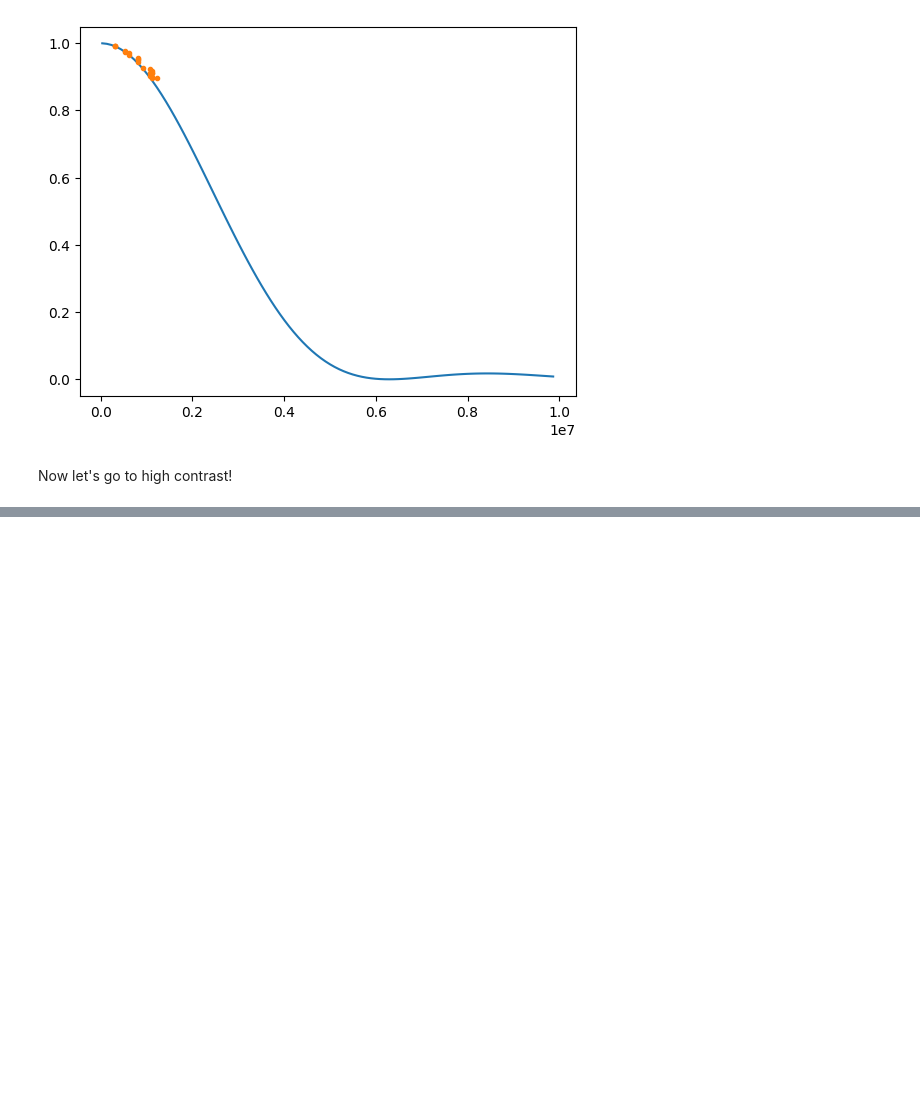
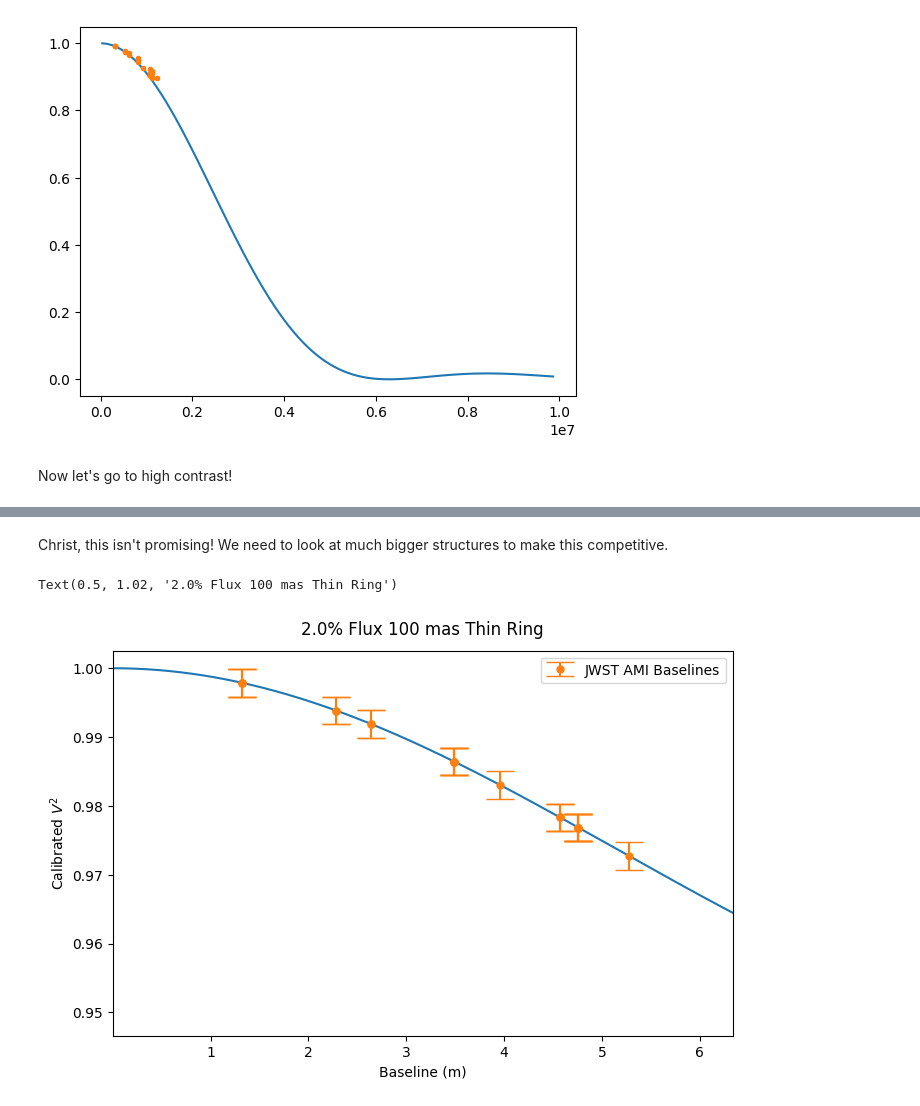
Before and after one commit to benjaminpope/ami, a Jupyter notebook: notebooks/disk_ami.ipynb, the cells around one changed output, grey strips where cells are left out. Cells and saved outputs as stored; diff of their text form; code cells hidden in the pictures; blank space fills up the shorter version.

```diff
--- a/notebooks/disk_ami.ipynb
+++ b/notebooks/disk_ami.ipynb
@@ -275 +313,29 @@ Text(0.5, 1.02, '1% Flux 200 mas Thin Ring')
 [figure]
+# %% [markdown]
+Christ, this isn't promising! We need to look at much bigger structures to make this competitive.
+# %%
+fig = plt.figure(figsize=(8.0,5.0))
+
+utest = np.linspace(0.05,np.sqrt(u**2+v**2).max()*1.2,1000)
+
+con = 50
+width = 100.
+
+v2 = vis_ring_high_contrast(width,con,u,v)**2
+vis = vis_ring_high_contrast(width,con,utest,utest)**2
+
+plt.plot(utest*np.sqrt(2)*wavel,vis)
+plt.errorbar(np.sqrt(u**2 + v**2)*wavel,v2,yerr=0.002,
+             linestyle='none',fmt='.',capsize=10,markersize=10,
+             label='JWST AMI Baselines')
+
+plt.xlabel('Baseline (m)')
+plt.ylabel(r'Calibrated $V^2$')
+plt.xlim(utest.min()*wavel,utest.max()*wavel)
+
+plt.legend()
+
+plt.title('%.1f%% Flux %.0f mas Thin Ring' % (1./con*100,width), y=1.02)
+# %% [output]
+Text(0.5, 1.02, '2.0% Flux 100 mas Thin Ring')
+[figure, added]
```
Also changed, not shown: parts of 9 cells of this notebook.
